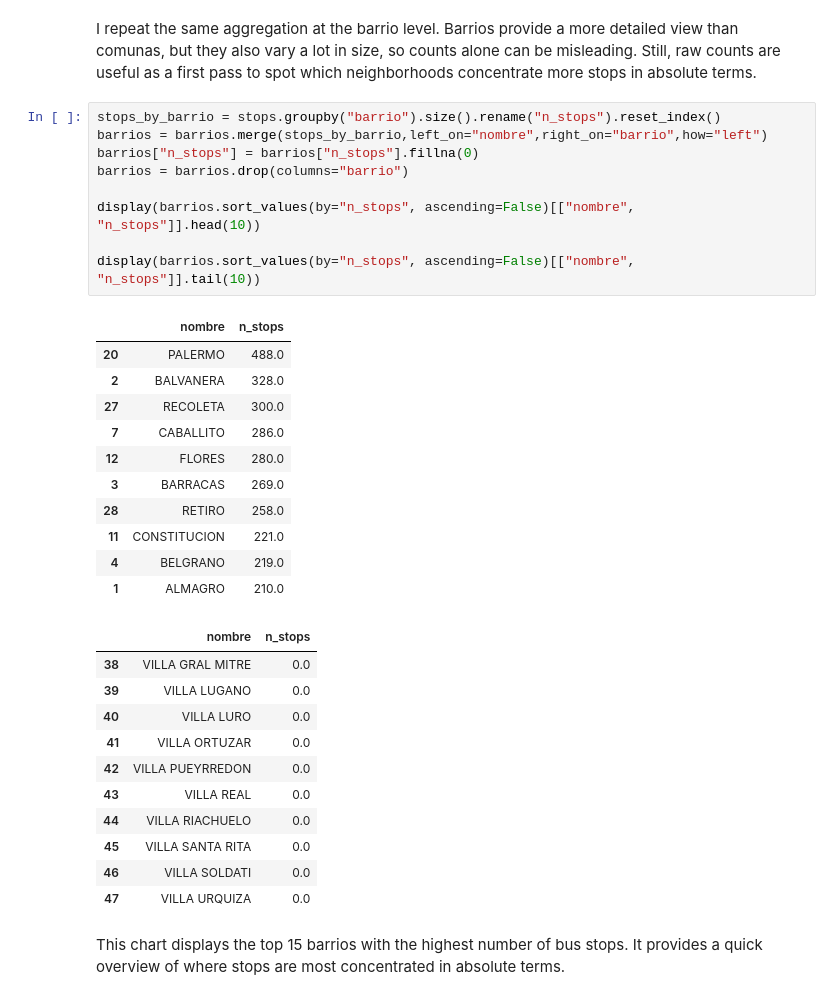
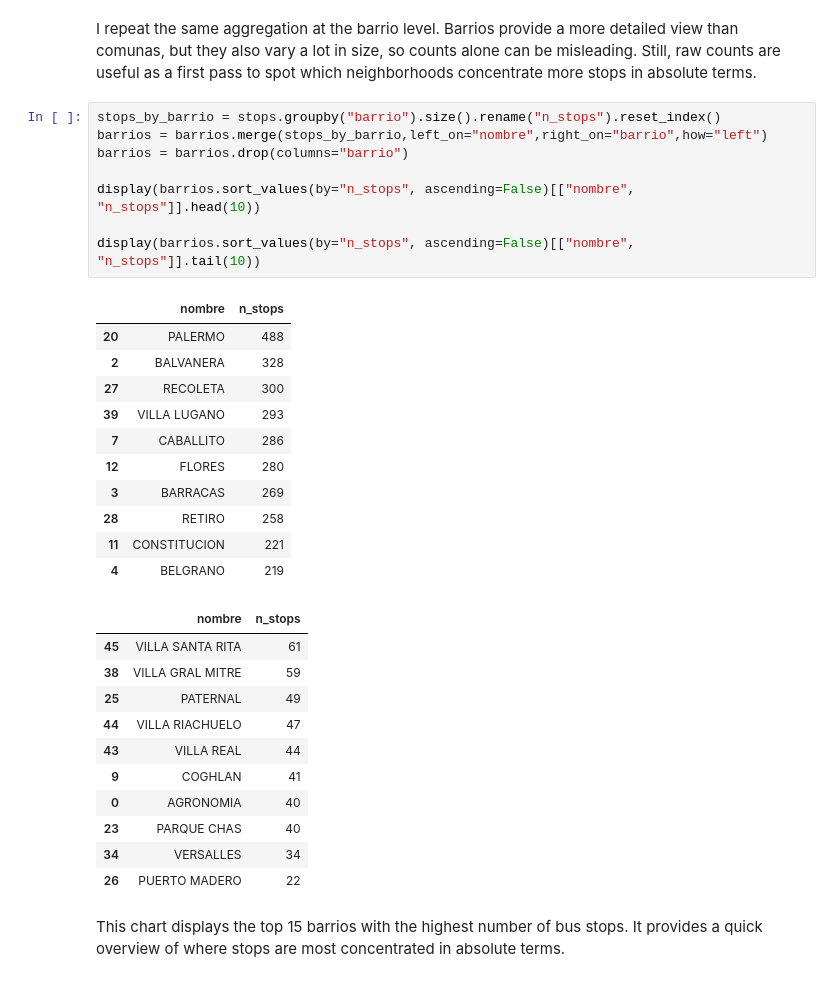
Before and after one commit to FacundoBerthet/caba-public-transport-analysis, a Jupyter notebook: notebooks/02_EDA_bus_stops.ipynb, the cells around one changed output. Drawn from its saved outputs; the diff is of its cells as text.

```diff
--- a/notebooks/02_EDA_bus_stops.ipynb
+++ b/notebooks/02_EDA_bus_stops.ipynb
@@ -228,35 +223,34 @@ I repeat the same aggregation at the barrio level. Barrios provide a more detail
 # %%
 stops_by_barrio = stops.groupby("barrio").size().rename("n_stops").reset_index()
 barrios = barrios.merge(stops_by_barrio,left_on="nombre",right_on="barrio",how="left")
-barrios["n_stops"] = barrios["n_stops"].fillna(0)
 barrios = barrios.drop(columns="barrio")
 
 display(barrios.sort_values(by="n_stops", ascending=False)[["nombre", "n_stops"]].head(10))
 
 display(barrios.sort_values(by="n_stops", ascending=False)[["nombre", "n_stops"]].tail(10))
 # %% [output]
 |  | nombre | n_stops |
-| 20 | PALERMO | 488.0 |
-| 2 | BALVANERA | 328.0 |
-| 27 | RECOLETA | 300.0 |
-| 7 | CABALLITO | 286.0 |
-| 12 | FLORES | 280.0 |
-| 3 | BARRACAS | 269.0 |
-| 28 | RETIRO | 258.0 |
-| 11 | CONSTITUCION | 221.0 |
-| 4 | BELGRANO | 219.0 |
-| 1 | ALMAGRO | 210.0 |
+| 20 | PALERMO | 488 |
+| 2 | BALVANERA | 328 |
+| 27 | RECOLETA | 300 |
+| 39 | VILLA LUGANO | 293 |
+| 7 | CABALLITO | 286 |
+| 12 | FLORES | 280 |
+| 3 | BARRACAS | 269 |
+| 28 | RETIRO | 258 |
+| 11 | CONSTITUCION | 221 |
+| 4 | BELGRANO | 219 |
 |  | nombre | n_stops |
-| 38 | VILLA GRAL MITRE | 0.0 |
-| 39 | VILLA LUGANO | 0.0 |
-| 40 | VILLA LURO | 0.0 |
-| 41 | VILLA ORTUZAR | 0.0 |
-| 42 | VILLA PUEYRREDON | 0.0 |
-| 43 | VILLA REAL | 0.0 |
-| 44 | VILLA RIACHUELO | 0.0 |
-| 45 | VILLA SANTA RITA | 0.0 |
-| 46 | VILLA SOLDATI | 0.0 |
-| 47 | VILLA URQUIZA | 0.0 |
+| 45 | VILLA SANTA RITA | 61 |
+| 38 | VILLA GRAL MITRE | 59 |
+| 25 | PATERNAL | 49 |
+| 44 | VILLA RIACHUELO | 47 |
+| 43 | VILLA REAL | 44 |
+| 9 | COGHLAN | 41 |
+| 0 | AGRONOMIA | 40 |
+| 23 | PARQUE CHAS | 40 |
+| 34 | VERSALLES | 34 |
+| 26 | PUERTO MADERO | 22 |
 # %% [markdown]
 This chart displays the top 15 barrios with the highest number of bus stops. It provides a quick overview of where stops are most concentrated in absolute terms.
 # %%
```
Also changed, not shown: parts of 31 cells of this notebook.
